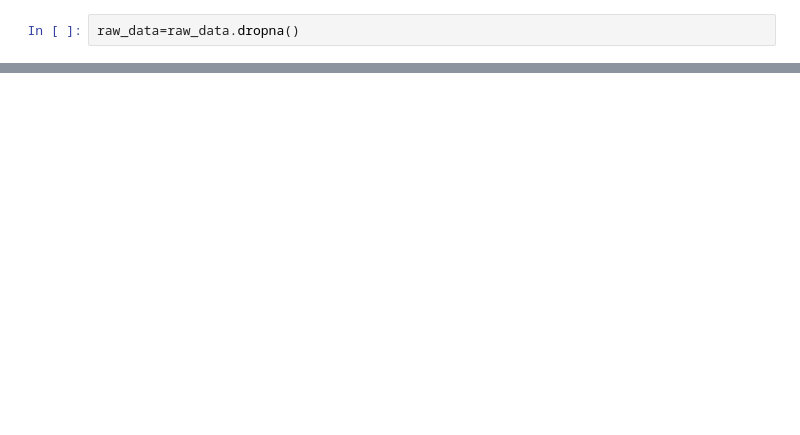
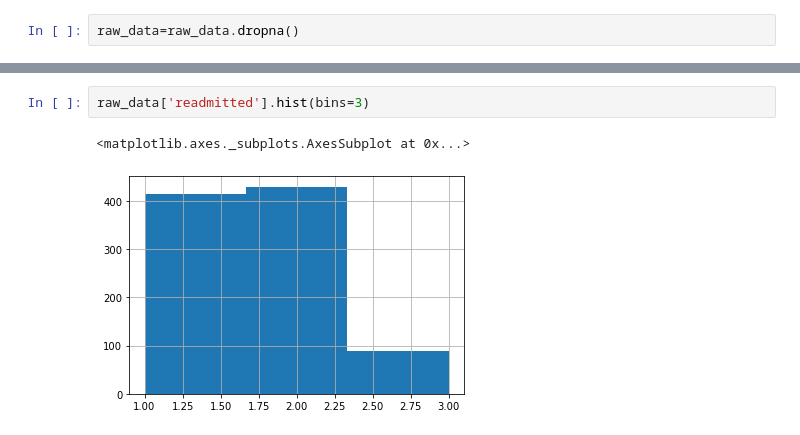
Before and after one commit to Orlse/unit-4-challenge, a Jupyter notebook: capstone/data wrangling.ipynb, the cells around one changed output, grey strips where cells are left out. Drawn from its saved outputs; the diff is of its cells as text; blank space fills up the shorter version.

```diff
--- a/capstone/data wrangling.ipynb
+++ b/capstone/data wrangling.ipynb
@@ -268,0 +295,5 @@ plt.subplots_adjust(hspace=0.5);
+# %%
+raw_data['readmitted'].hist(bins=3)
+# %% [output]
+<matplotlib.axes._subplots.AxesSubplot at 0x...>
+[figure, added]
```
Also changed, not shown: parts of 24 cells of this notebook.
